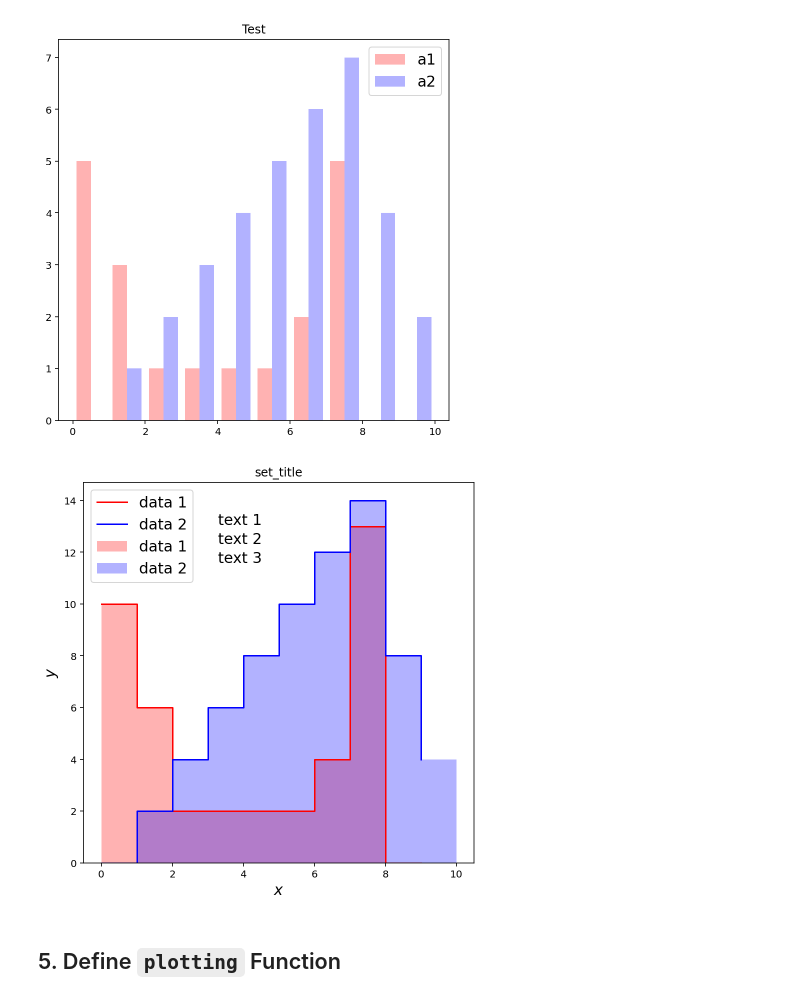
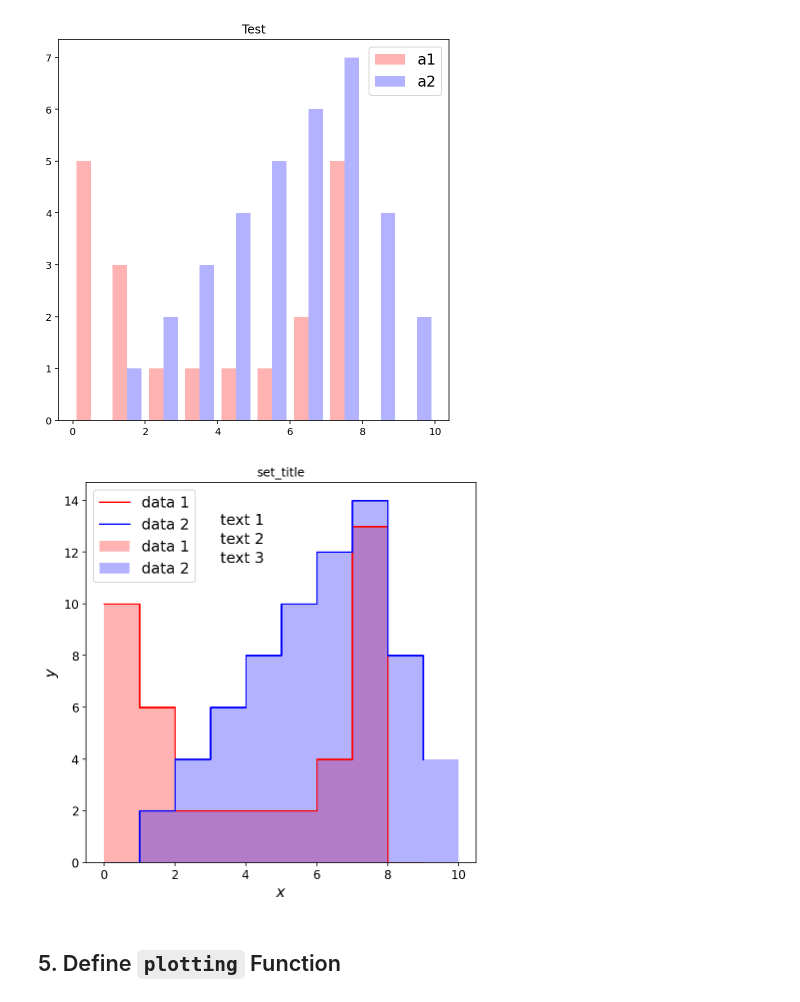
Before and after one commit to YW-Hsiao/svj_setting_master, a Jupyter notebook: test_plotting/test_2_histograms.ipynb, the cells around one changed output. Saved outputs shown, nothing was run; the diff lists cells and outputs as text; code cells hidden in the pictures.

```diff
--- a/test_plotting/test_2_histograms.ipynb
+++ b/test_plotting/test_2_histograms.ipynb
@@ -240,7 +241,7 @@ plt.show()
 # %% [output]
 [figure]
 # %%
-# test: copy from
+# test: styling artists, I copy from
 # (2) Use list to collect pd.DataFrame() and for loop
 # 1. data
 obs = 'a'
@@ -259,34 +260,37 @@ text_xy=(0.4, 0.9)
 fig, ax = plt.subplots(1, 1, figsize=(7,7))
 binning = np.linspace(0, 10, 11)
 
 # 3. plot
 for i, data in enumerate(dataset):
     # ax.hist(data[obs], bins=binning, color=data_color[i], label=data_label[i], alpha=0.3)
     # hist, bins = np.histogram(data[obs].to_numpy(), bins=binning, weights=None)
     # ax.step(bins[:-1], hist, where='post', color=data_color[i], label=data_label[i])
     # with weights=
     ax.hist(data[obs], bins=binning, color=data_color[i], label=data_label[i], alpha=0.3, weights=weight[i][selected[i]])
     hist, bins = np.histogram(data[obs].to_numpy(), bins=binning, weights=weight[i][selected[i]])
     ax.step(bins[:-1], hist, where='post', color=data_color[i], label=data_label[i])
 
 # 4. customize plot
 fig.suptitle(None, fontsize=20)
 ax.legend(fontsize=15)
 ax.set_title('set_title')
 ax.set_xlabel(r'$x$', fontsize=15)
 ax.set_ylabel(r'$y$', fontsize=15)
 ax.set_yscale('linear')
 ax.set_xlim(None)
 ax.set_ylim(None)
+ax.tick_params(axis='both', labelsize=12)
+# ax.tick_params(axis='both', width=2, labelsize=15)
+# ax.tick_params(which='major', length=7)
 for j, tex in enumerate(text):
     ax.text(text_xy[0], text_xy[1] - j/20, tex,
             horizontalalignment='center', verticalalignment='center',
             transform=ax.transAxes, fontsize=15)
 
 # 5. save and show plot
 plt.show()
 # %% [output]
-[figure, old version]
+[figure, new version]
 # %% [markdown]
 ## 5. Define `plotting` Function
 # %%
```
Also changed, not shown: parts of 4 cells of this notebook, 1 other file.
